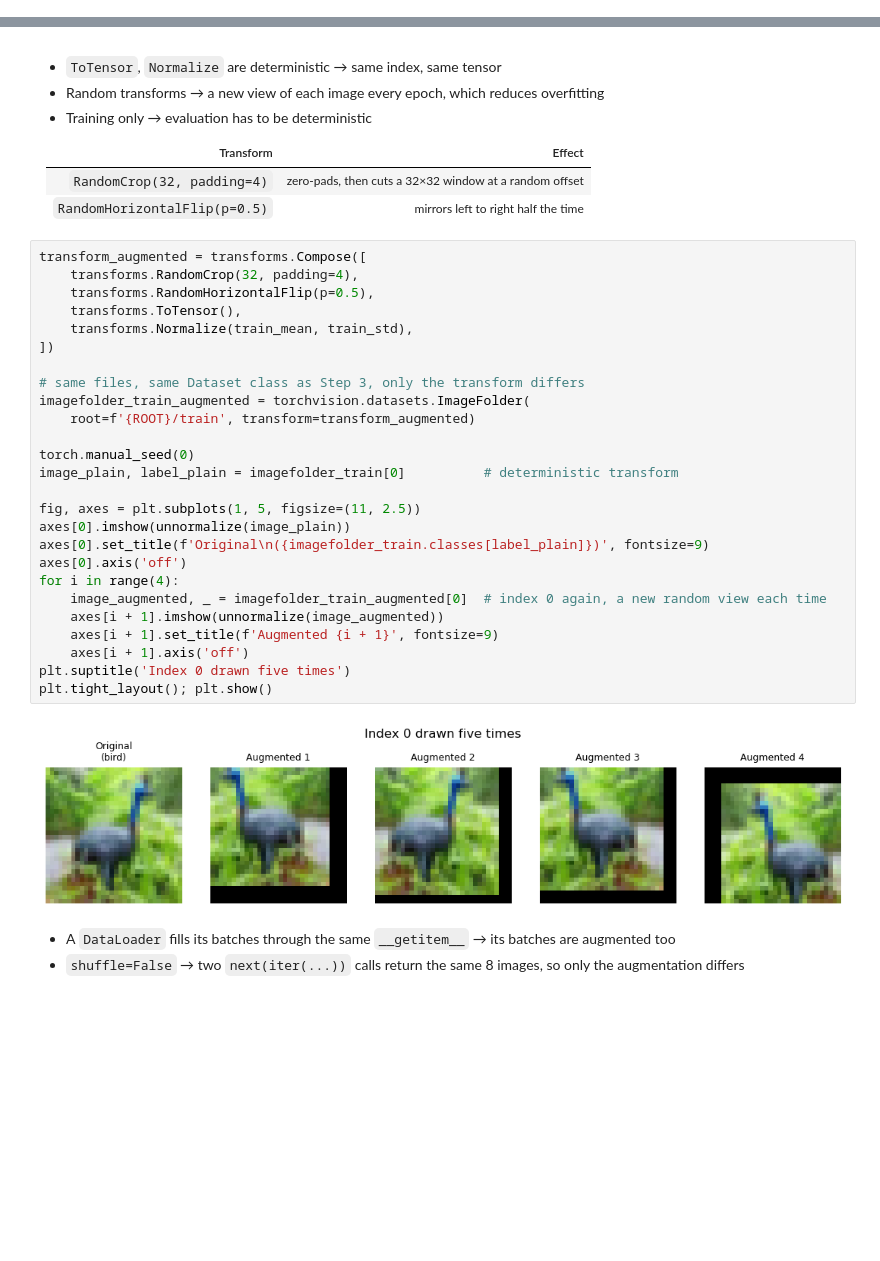
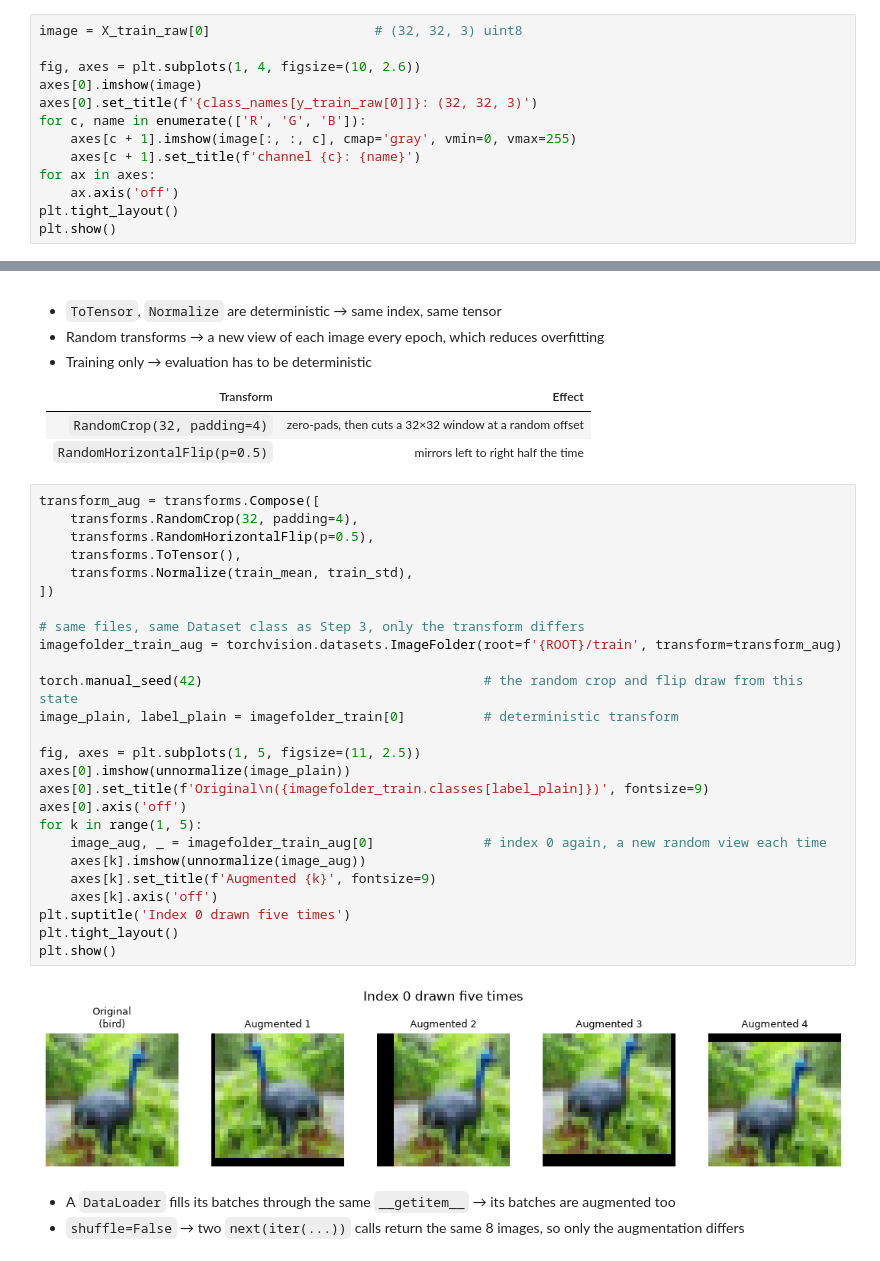
Before and after one commit to jongmoonha/Ajou_ME_AI_Undergraduate, a Jupyter notebook: Practice08_Dataloader_for_Image.ipynb, the cells around one changed output, grey strips where cells are left out. Drawn from its saved outputs; the diff is of its cells as text; blank space fills up the shorter version.

```diff
--- a/Practice08_Dataloader_for_Image.ipynb
+++ b/Practice08_Dataloader_for_Image.ipynb
@@ -81,0 +79,13 @@ classes: ['airplane', 'automobile', 'bird', 'cat', 'deer', 'dog', 'frog', 'horse
+# %%
+image = X_train_raw[0]                     # (32, 32, 3) uint8
+
+fig, axes = plt.subplots(1, 4, figsize=(10, 2.6))
+axes[0].imshow(image)
+axes[0].set_title(f'{class_names[y_train_raw[0]]}: (32, 32, 3)')
+for c, name in enumerate(['R', 'G', 'B']):
+    axes[c + 1].imshow(image[:, :, c], cmap='gray', vmin=0, vmax=255)
+    axes[c + 1].set_title(f'channel {c}: {name}')
+for ax in axes:
+    ax.axis('off')
+plt.tight_layout()
+plt.show()
@@ -322,33 +367,33 @@ batch X: (8, 3, 32, 32), batch Y: (8,)
 | `RandomCrop(32, padding=4)` | zero-pads, then cuts a 32×32 window at a random offset |
 | `RandomHorizontalFlip(p=0.5)` | mirrors left to right half the time |
 # %%
-transform_augmented = transforms.Compose([
+transform_aug = transforms.Compose([
     transforms.RandomCrop(32, padding=4),
     transforms.RandomHorizontalFlip(p=0.5),
     transforms.ToTensor(),
     transforms.Normalize(train_mean, train_std),
 ])
 
 # same files, same Dataset class as Step 3, only the transform differs
-imagefolder_train_augmented = torchvision.datasets.ImageFolder(
-    root=f'{ROOT}/train', transform=transform_augmented)
+imagefolder_train_aug = torchvision.datasets.ImageFolder(root=f'{ROOT}/train', transform=transform_aug)
 
-torch.manual_seed(0)
+torch.manual_seed(42)                                    # the random crop and flip draw from this state
 image_plain, label_plain = imagefolder_train[0]          # deterministic transform
 
 fig, axes = plt.subplots(1, 5, figsize=(11, 2.5))
 axes[0].imshow(unnormalize(image_plain))
 axes[0].set_title(f'Original\n({imagefolder_train.classes[label_plain]})', fontsize=9)
 axes[0].axis('off')
-for i in range(4):
-    image_augmented, _ = imagefolder_train_augmented[0]  # index 0 again, a new random view each time
-    axes[i + 1].imshow(unnormalize(image_augmented))
-    axes[i + 1].set_title(f'Augmented {i + 1}', fontsize=9)
-    axes[i + 1].axis('off')
+for k in range(1, 5):
+    image_aug, _ = imagefolder_train_aug[0]              # index 0 again, a new random view each time
+    axes[k].imshow(unnormalize(image_aug))
+    axes[k].set_title(f'Augmented {k}', fontsize=9)
+    axes[k].axis('off')
 plt.suptitle('Index 0 drawn five times')
-plt.tight_layout(); plt.show()
+plt.tight_layout()
+plt.show()
 # %% [output]
-[figure, old version]
+[figure, new version]
 # %% [markdown]
 - A `DataLoader` fills its batches through the same `__getitem__` → its batches are augmented too
 - `shuffle=False` → two `next(iter(...))` calls return the same 8 images, so only the augmentation differs
```
Also changed, not shown: parts of 21 cells of this notebook.
